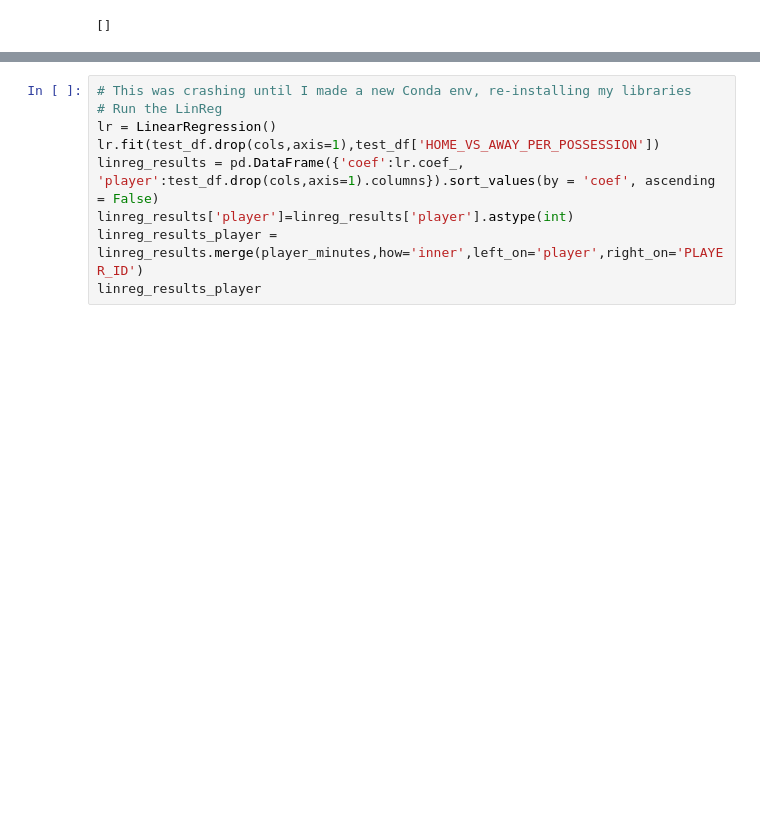
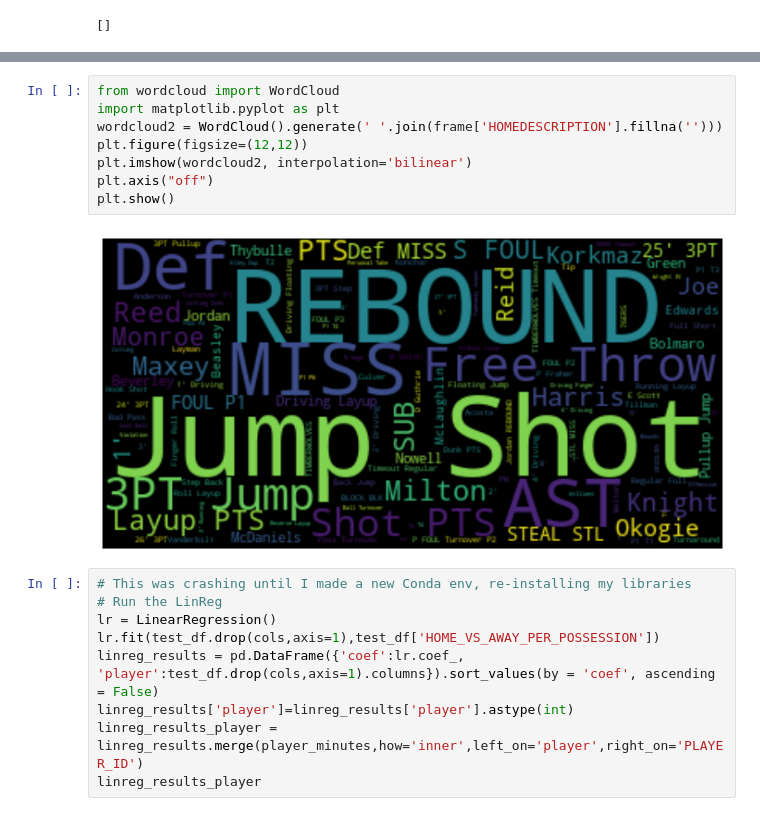
Before and after one commit to ImWesAdams/NBAPredictionsAndData, a Jupyter notebook: NBA Compile Play by Play Data.ipynb, the cells around one changed output, grey strips where cells are left out. Cells and saved outputs as stored; diff of their text form; blank space fills up the shorter version.

```diff
--- a/NBA Compile Play by Play Data.ipynb
+++ b/NBA Compile Play by Play Data.ipynb
@@ -366,3 +498,13 @@ test_df.sort_values(by=['GAME_ID','EVENTNUM']).head(50)
+# %%
+from wordcloud import WordCloud
+import matplotlib.pyplot as plt
+wordcloud2 = WordCloud().generate(' '.join(frame['HOMEDESCRIPTION'].fillna('')))
+plt.figure(figsize=(12,12))
+plt.imshow(wordcloud2, interpolation='bilinear')
+plt.axis("off")
+plt.show()
+# %% [output]
+[figure, added]
 # %%
 # This was crashing until I made a new Conda env, re-installing my libraries
 # Run the LinReg
```
Also changed, not shown: parts of 5 cells of this notebook.
